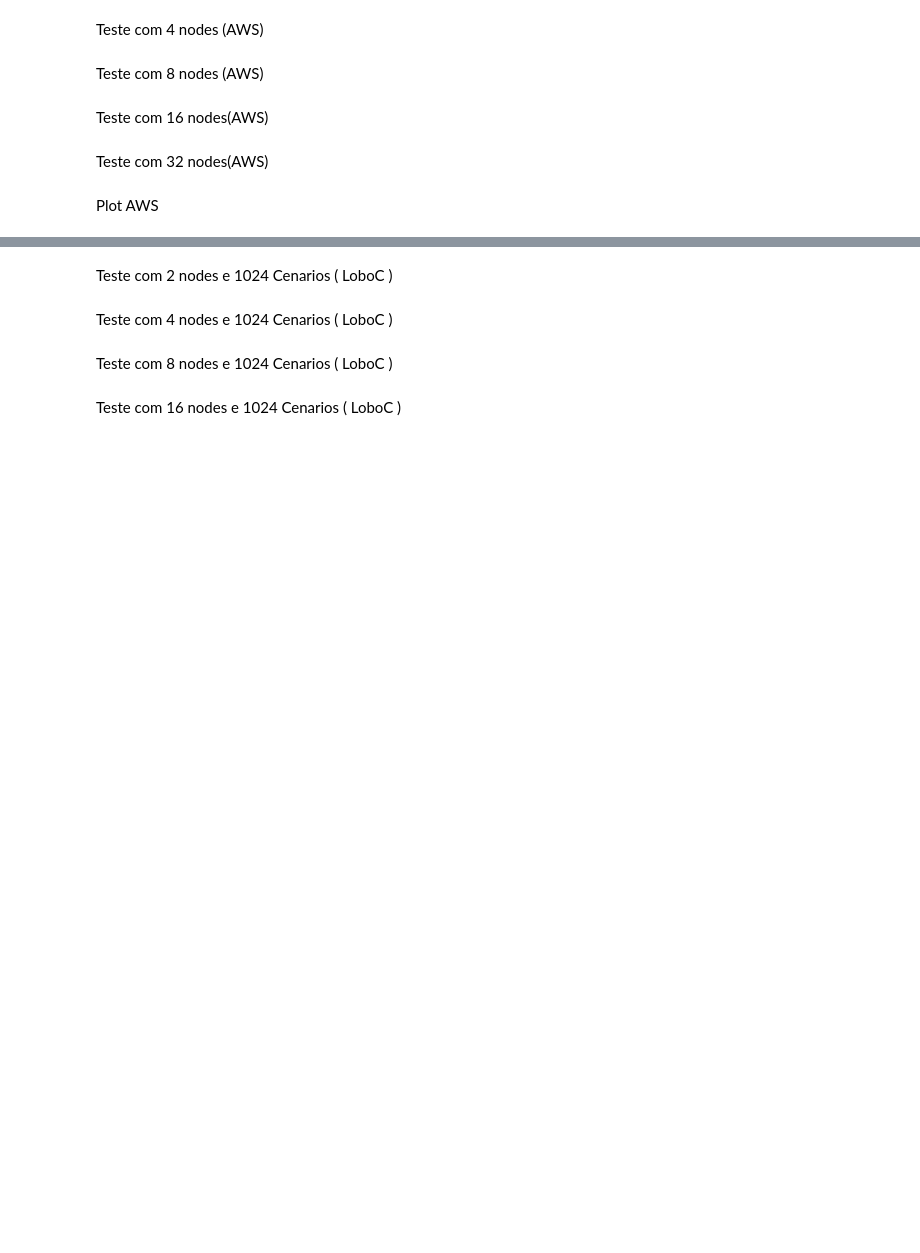
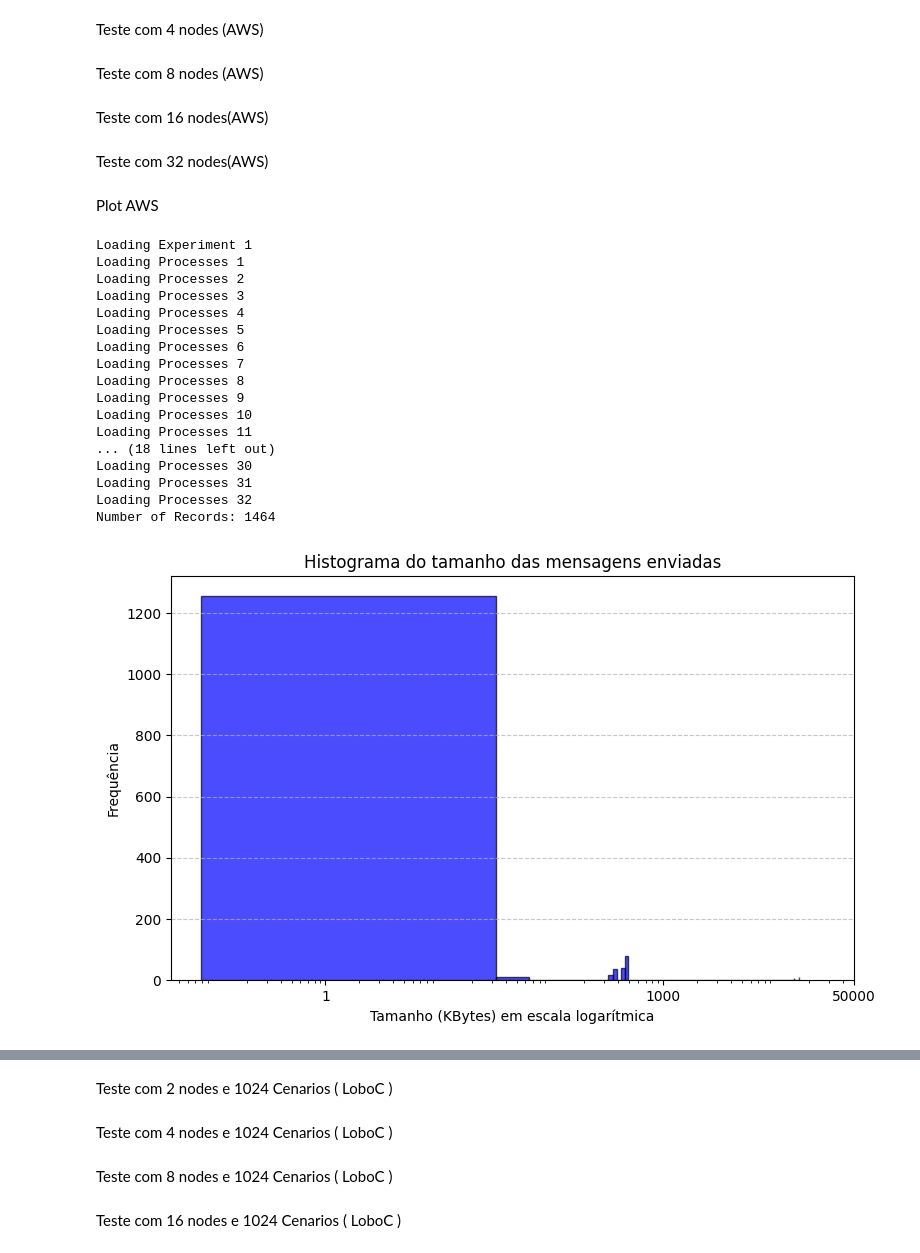
Before and after one commit to mbrcruz/PlotMPI, a Jupyter notebook: PlotResults/PlotResults.ipynb, the cells around one changed output, grey strips where cells are left out. Cells and saved outputs as stored; diff of their text form; code cells hidden in the pictures; blank space fills up the shorter version.

Commit message:
Stage Fix path fix prints

```diff
--- a/PlotResults/PlotResults.ipynb
+++ b/PlotResults/PlotResults.ipynb
@@ -52,19 +52,38 @@ Plot AWS
 # %%
 from MyPlot import *
 import os
 import numpy as np
 import matplotlib.pyplot as plt
 
 p1 =  MyPlot(os.path.join(path_dados_aws, "2-Nodes"),
             2 , 16, 1024 ,TypeEvaluation.JUST_SEND)
-#p1.load_data(filter_experiment=1,filter_scenario=1024)
-#p1.PlotHistogram()
-#p1.plotBlocks(path_dados_aws,"AWS")
+p1.load_data(filter_experiment=1)
+p1.PlotHistogram()
+p1.plotBlocks(path_dados_aws,"AWS")
 # p1.plotBandwidth(path_dados,"AWS")
 p1.plotScenarios(os.path.join(path_dados_aws, "2-Nodes"),"AWS")
 p1.plotExecutionTime(os.path.join(path_dados_aws, "2-Nodes"),"AWS")
 
 # p2 =  MyPlot(os.path.join(path_dados_aws, "32-Nodes"),
 #             32 , 16, 1024 ,TypeEvaluation.JUST_SEND)
 # p2.load_data(filter_scenario=546,filter_experiment=7)
 # p1.plotScatter("AWS", p1.records, p2.records)
+# %% [output]
+Loading Experiment 1
+Loading Processes 1
+Loading Processes 2
+Loading Processes 3
+Loading Processes 4
+Loading Processes 5
+Loading Processes 6
+Loading Processes 7
+Loading Processes 8
+Loading Processes 9
+Loading Processes 10
+Loading Processes 11
+... (18 lines left out)
+Loading Processes 30
+Loading Processes 31
+Loading Processes 32
+Number of Records: 1464
+[figure, added]
```
Also changed, not shown: parts of 1 cell of this notebook.
